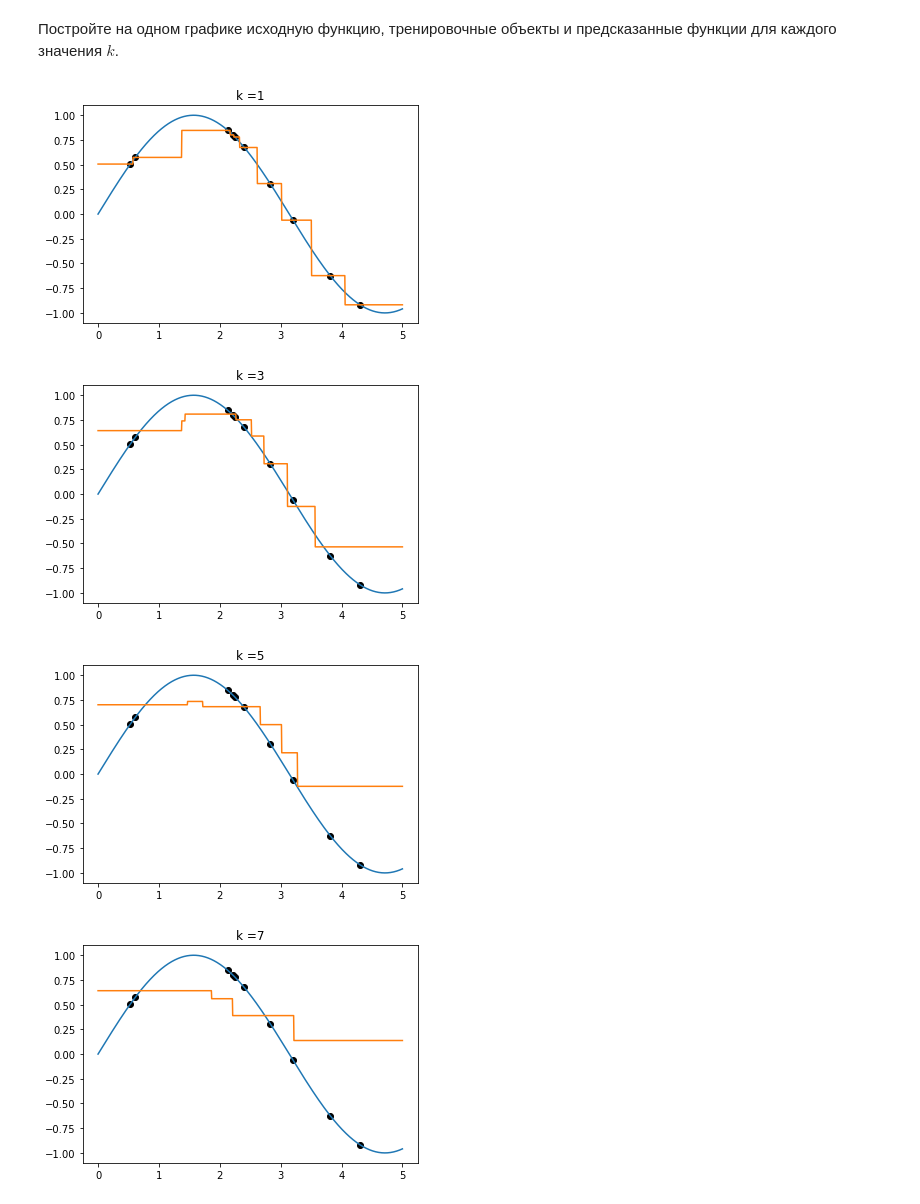
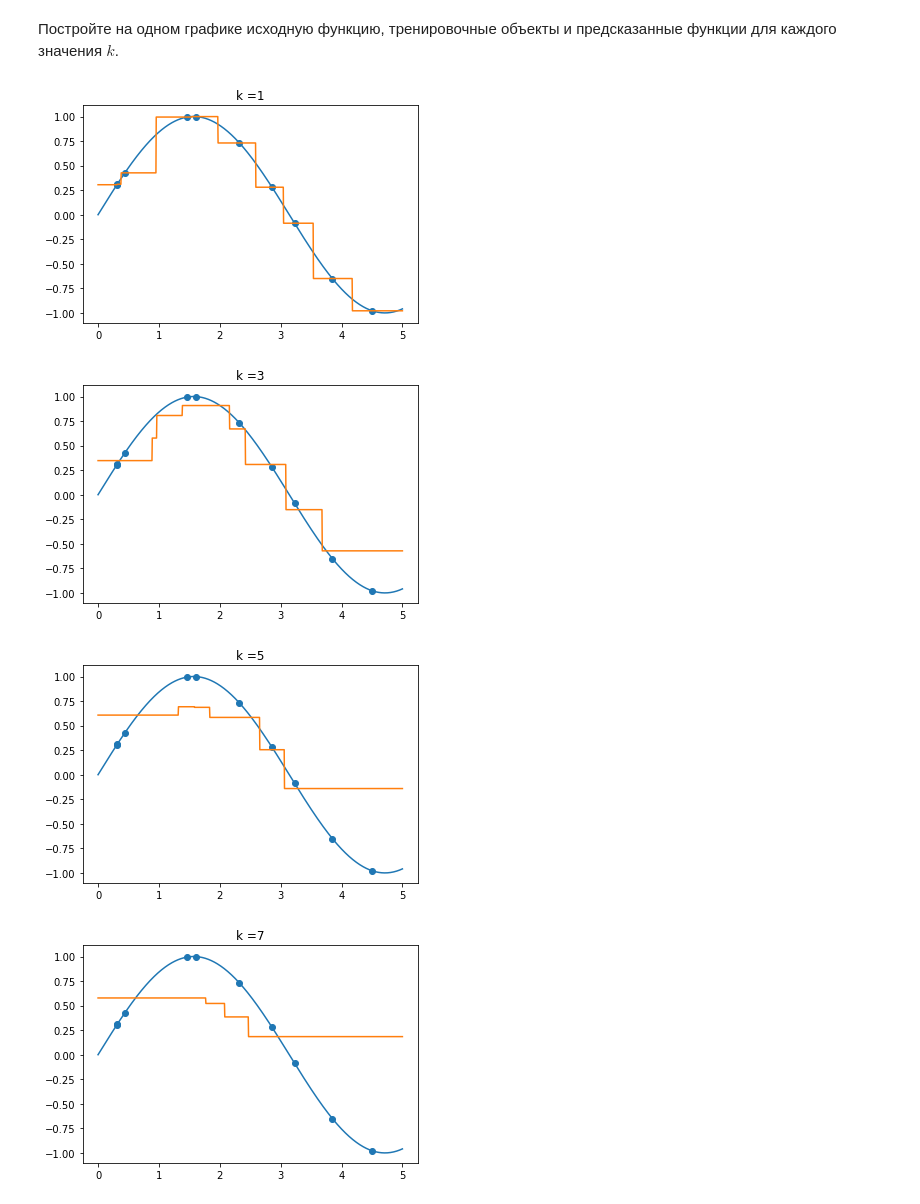
Before and after one commit to sergus00/ML_tasks, a Jupyter notebook: lab_knn.ipynb, the cells around one changed output. Drawn from its saved outputs; the diff is of its cells as text; code cells hidden in the pictures.

Commit message:
Add files via upload
Added plot

```diff
--- a/lab_knn.ipynb
+++ b/lab_knn.ipynb
@@ -46,8 +46,10 @@ def funct_kNN(x_train, y_train, x_test, k): #x_test = y_test
         for i in range(len(x_train)):
             dist.append((distance(testP, x_train[i]), y_train[i]))
 
+
         dist.sort()
-        k_dist = dist[:k]
+#         print(dist)
+        k_dist = dist[0:k]
 
         k_classes = []
         for i in k_dist: k_classes.append(i[1])
@@ -77,7 +79,7 @@ def funct_kNN(x_train, y_train, x_test, k): #x_test = y_test
 from sklearn.metrics import accuracy_score
 from sklearn.model_selection import train_test_split
 # %%
-x_tr, x_te, y_tr, y_te = train_test_split(X, Y)#, train_size = 0.5)
+x_tr, x_te, y_tr, y_te = train_test_split(X, Y, train_size = 0.5)
 
 for k in [1, 3, 5, 7, 9]:
     y_pred = funct_kNN(x_tr, y_tr, x_te, k)
@@ -122,9 +131,10 @@ def funct_kNN_reg(x_train, y_train, x_test, k):
             dist.append(((abs(testP-x_train[i])), y_train[i]))
 
         dist.sort()
-        k_dist = dist[:k]
+        k_dist = dist[0:k]
 
-        k_classes = [tmp[1] for tmp in k_dist]
+        k_classes = []
+        for tmp in k_dist: k_classes.append(tmp[1])
         y_reg_test.append(np.mean(k_classes))
 
     return y_reg_test
@@ -133,15 +143,12 @@ from math import sin
 from sklearn.metrics import mean_absolute_error
 
 X = np.linspace(0.0, 5.0, num = 1000)
-Y = [sin(i) for i in X]
-
-#Y = []
-#for i in range(len(X)):
-#    Y[i] = sin(i)
+Y = []
+for i in X: Y.append(sin(i))
 
 x_tr, x_te, y_tr, y_te = train_test_split(X, Y, train_size=0.01)
 
 for k in [1, 3, 5, 7, 9]:
     y_reg = funct_kNN_reg(x_tr, y_tr, x_te, k)
-    print('k = ' + str(k) + ' mean absolute error = ' + str(mean_absolute_error(y_te, y_reg)))
+    print('k = ' + str(k) + ' mean error = ' + str(mean_absolute_error(y_te, y_reg)))
 # %% [output]
@@ -155,13 +162,13 @@ k = 9 mean absolute error = 0.5644800047510858
 # %%
 for k in [1, 3, 5, 7, 9]:
     y_reg = funct_kNN_reg(x_tr, y_tr, X, k)
-    plt.scatter(x_tr, y_tr, c = 'black')
+    plt.scatter(x_tr, y_tr)
     plt.plot(X, Y)
     plt.plot(X, y_reg)
     plt.title('k =' + str(k))
     plt.show()
 # %% [output]
-[figure, old version]
+[figure, new version]
-[figure, old version]
+[figure, new version]
-[figure, old version]
+[figure, new version]
-[figure, old version]
+[figure, new version]
```
Also changed, not shown: parts of 5 cells of this notebook.
